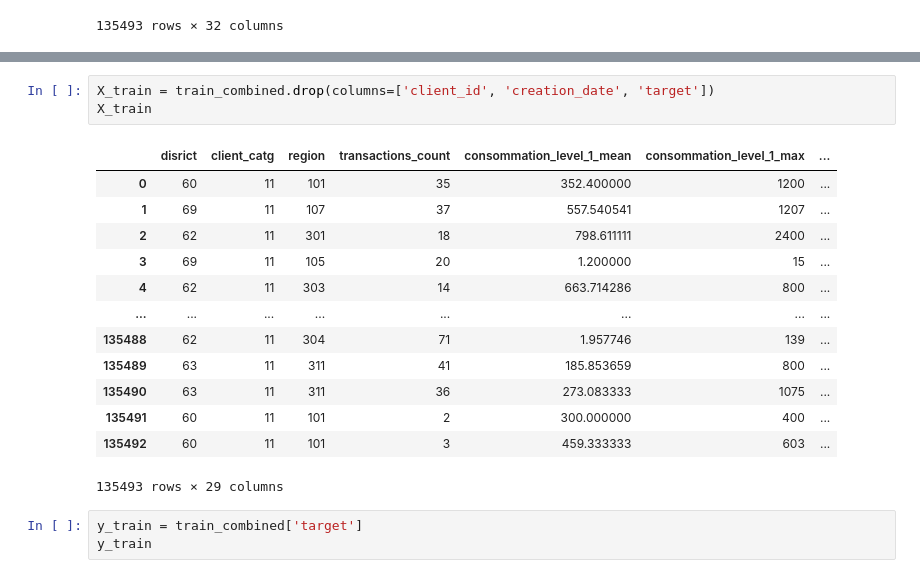
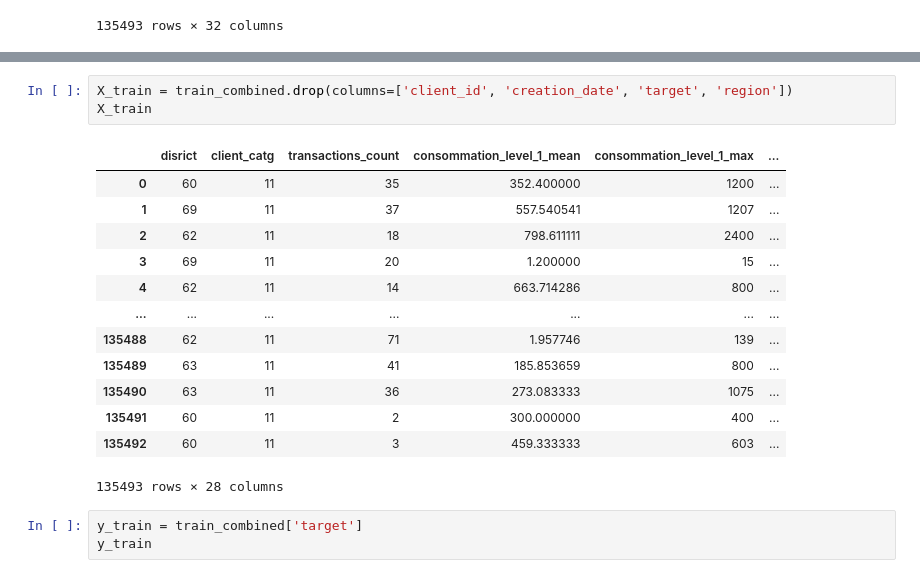
Before and after one commit to zeynepbumin/ds-ml-project, a Jupyter notebook: Fraud_Detection_Model.ipynb, the cells around one changed output, grey strips where cells are left out. Cells and saved outputs as stored; diff of their text form.

```diff
--- a/Fraud_Detection_Starter.ipynb
+++ b/Fraud_Detection_Model.ipynb
@@ -462,20 +466,20 @@ train_combined
 # %%
-X_train = train_combined.drop(columns=['client_id', 'creation_date', 'target'])
+X_train = train_combined.drop(columns=['client_id', 'creation_date', 'target', 'region'])
 X_train
 # %% [output]
-|  | disrict | client_catg | region | transactions_count | consommation_level_1_mean | consommation_level_1_max | ... |
-| 0 | 60 | 11 | 101 | 35 | 352.400000 | 1200 | ... |
-| 1 | 69 | 11 | 107 | 37 | 557.540541 | 1207 | ... |
-| 2 | 62 | 11 | 301 | 18 | 798.611111 | 2400 | ... |
-| 3 | 69 | 11 | 105 | 20 | 1.200000 | 15 | ... |
-| 4 | 62 | 11 | 303 | 14 | 663.714286 | 800 | ... |
-| ... | ... | ... | ... | ... | ... | ... | ... |
-| 135488 | 62 | 11 | 304 | 71 | 1.957746 | 139 | ... |
-| 135489 | 63 | 11 | 311 | 41 | 185.853659 | 800 | ... |
-| 135490 | 63 | 11 | 311 | 36 | 273.083333 | 1075 | ... |
-| 135491 | 60 | 11 | 101 | 2 | 300.000000 | 400 | ... |
-| 135492 | 60 | 11 | 101 | 3 | 459.333333 | 603 | ... |
+|  | disrict | client_catg | transactions_count | consommation_level_1_mean | consommation_level_1_max | ... |
+| 0 | 60 | 11 | 35 | 352.400000 | 1200 | ... |
+| 1 | 69 | 11 | 37 | 557.540541 | 1207 | ... |
+| 2 | 62 | 11 | 18 | 798.611111 | 2400 | ... |
+| 3 | 69 | 11 | 20 | 1.200000 | 15 | ... |
+| 4 | 62 | 11 | 14 | 663.714286 | 800 | ... |
+| ... | ... | ... | ... | ... | ... | ... |
+| 135488 | 62 | 11 | 71 | 1.957746 | 139 | ... |
+| 135489 | 63 | 11 | 41 | 185.853659 | 800 | ... |
+| 135490 | 63 | 11 | 36 | 273.083333 | 1075 | ... |
+| 135491 | 60 | 11 | 2 | 300.000000 | 400 | ... |
+| 135492 | 60 | 11 | 3 | 459.333333 | 603 | ... |
-135493 rows × 29 columns
+135493 rows × 28 columns
 # %%
 y_train = train_combined['target']
 y_train
```
Also changed, not shown: parts of 63 cells of this notebook, 1 other file.
